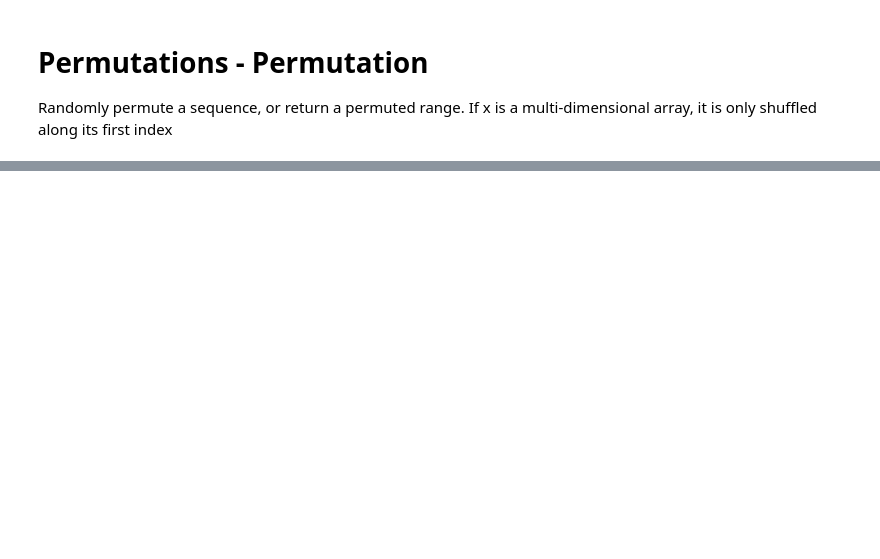
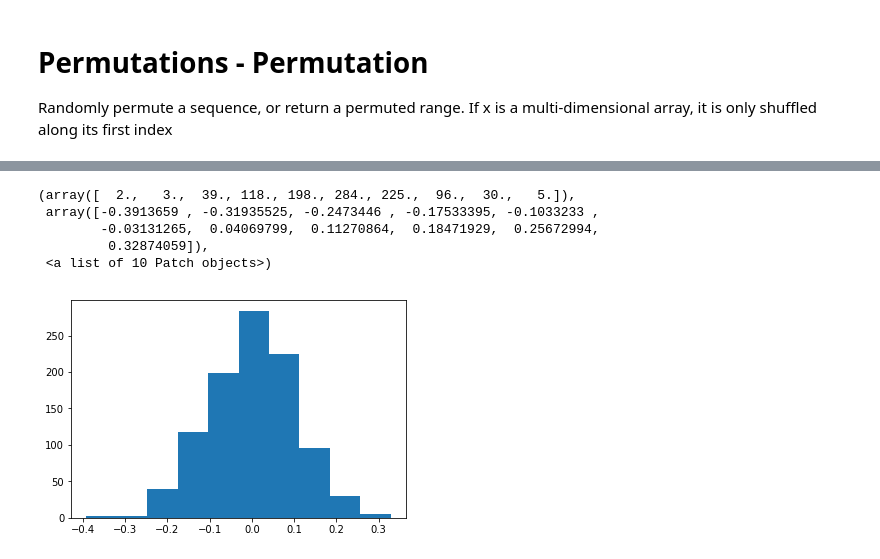
Before and after one commit to ClaireDrummond/Programming-for-Data-Analytics, a Jupyter notebook: Programming-for-Data-Analytics.ipynb, the cells around one changed output, grey strips where cells are left out. Cells and saved outputs as stored; diff of their text form; code cells hidden in the pictures; blank space fills up the shorter version.

```diff
--- a/Programming-for-Data-Analytics.ipynb
+++ b/Programming-for-Data-Analytics.ipynb
@@ -136,0 +220,10 @@ array([[0, 1, 2],
+# %%
+x = np.random.normal(0, 0.1, 1000)
+plt.hist(x)
+# %% [output]
+(array([  2.,   3.,  39., 118., 198., 284., 225.,  96.,  30.,   5.]),
+ array([-0.3913659 , -0.31935525, -0.2473446 , -0.17533395, -0.1033233 ,
+        -0.03131265,  0.04069799,  0.11270864,  0.18471929,  0.25672994,
+         0.32874059]),
+ <a list of 10 Patch objects>)
+[figure, added]
```
Also changed, not shown: parts of 24 cells of this notebook.
